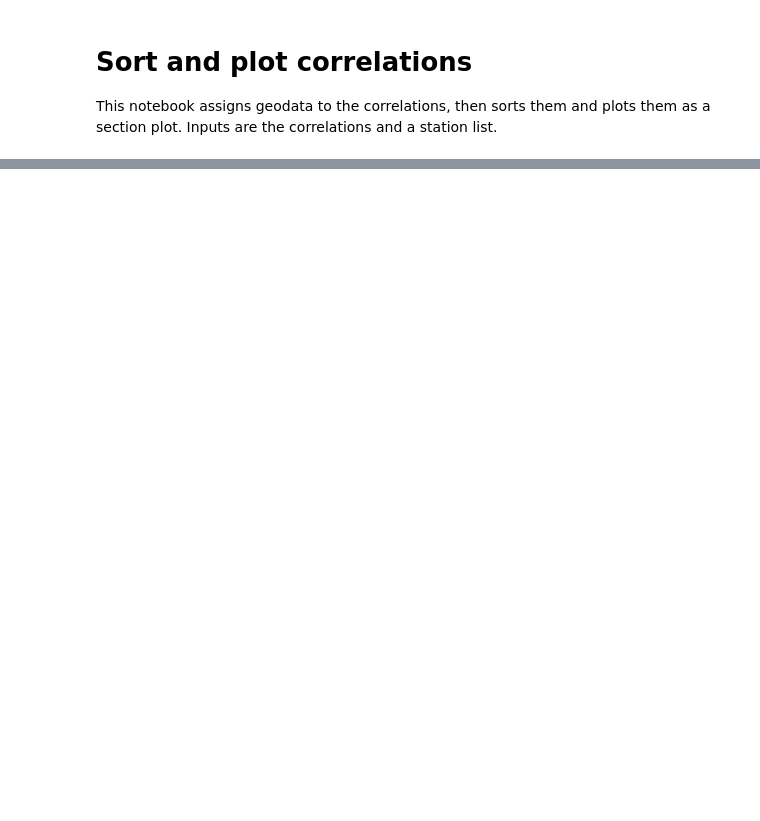
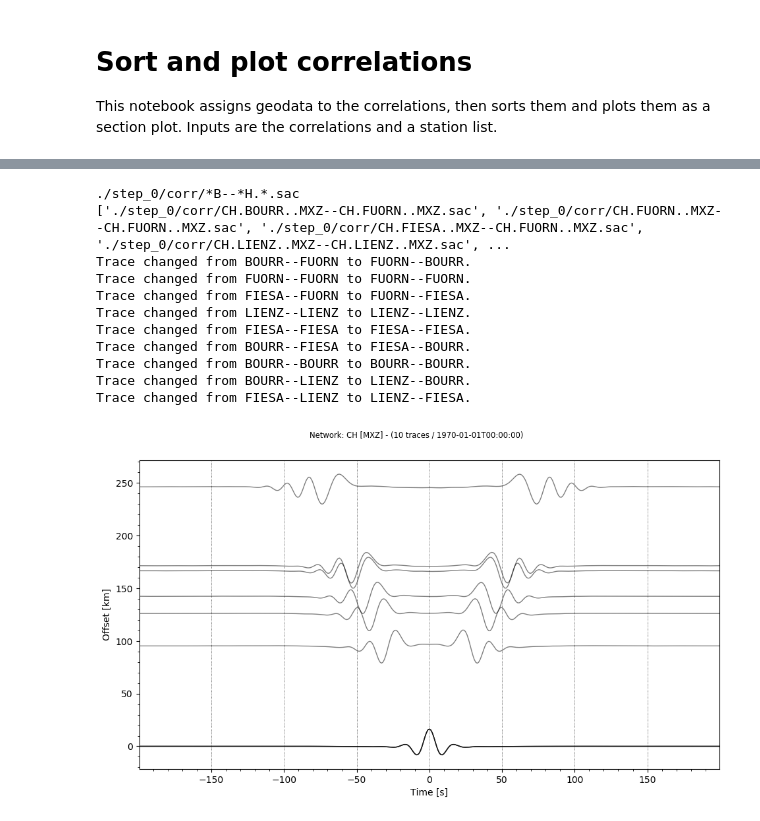
Before and after one commit to jigel/noisi, a Jupyter notebook: noisi/jnotebks/plot_corr_sort_azimuth.ipynb, the cells around one changed output, grey strips where cells are left out. Saved outputs shown, nothing was run; the diff lists cells and outputs as text; code cells hidden in the pictures; blank space fills up the shorter version.

Commit message:
Symmetry check
Symmetry check added to correlation plot

```diff
--- a/noisi/jnotebks/plot_corr_sort_azimuth.ipynb
+++ b/noisi/jnotebks/plot_corr_sort_azimuth.ipynb
@@ -156,0 +149,16 @@ Trace changed from FIESA--LIENZ to LIENZ--FIESA.
+# %%
+traces = plot_section(pathname = ('./step_0/corr/'),bandpass = None,comp = 'BHZ',fmt = 'SAC',az_selection = [0,180],
+                      scale = 1., resol = 1,plot=True)
+# %% [output]
+./step_0/corr/*B--*H.*.sac
+['./step_0/corr/CH.BOURR..MXZ--CH.FUORN..MXZ.sac', './step_0/corr/CH.FUORN..MXZ--CH.FUORN..MXZ.sac', './step_0/corr/CH.FIESA..MXZ--CH.FUORN..MXZ.sac', './step_0/corr/CH.LIENZ..MXZ--CH.LIENZ..MXZ.sac', ...
+Trace changed from BOURR--FUORN to FUORN--BOURR.
+Trace changed from FUORN--FUORN to FUORN--FUORN.
+Trace changed from FIESA--FUORN to FUORN--FIESA.
+Trace changed from LIENZ--LIENZ to LIENZ--LIENZ.
+Trace changed from FIESA--FIESA to FIESA--FIESA.
+Trace changed from BOURR--FIESA to FIESA--BOURR.
+Trace changed from BOURR--BOURR to BOURR--BOURR.
+Trace changed from BOURR--LIENZ to LIENZ--BOURR.
+Trace changed from FIESA--LIENZ to LIENZ--FIESA.
+[figure, added]
```
Also changed, not shown: parts of 3 cells of this notebook.
